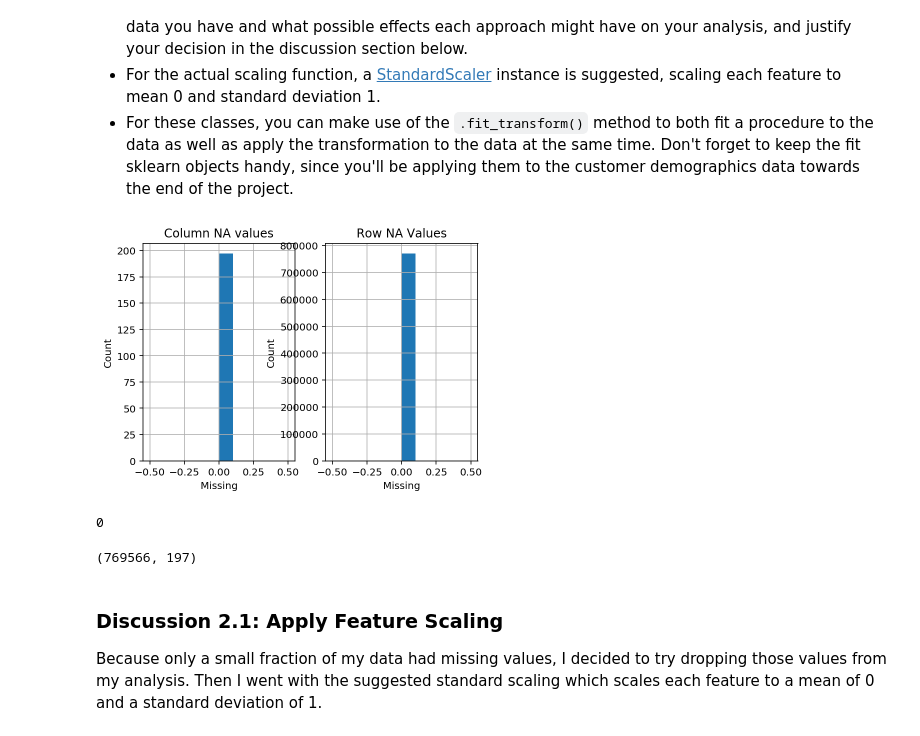
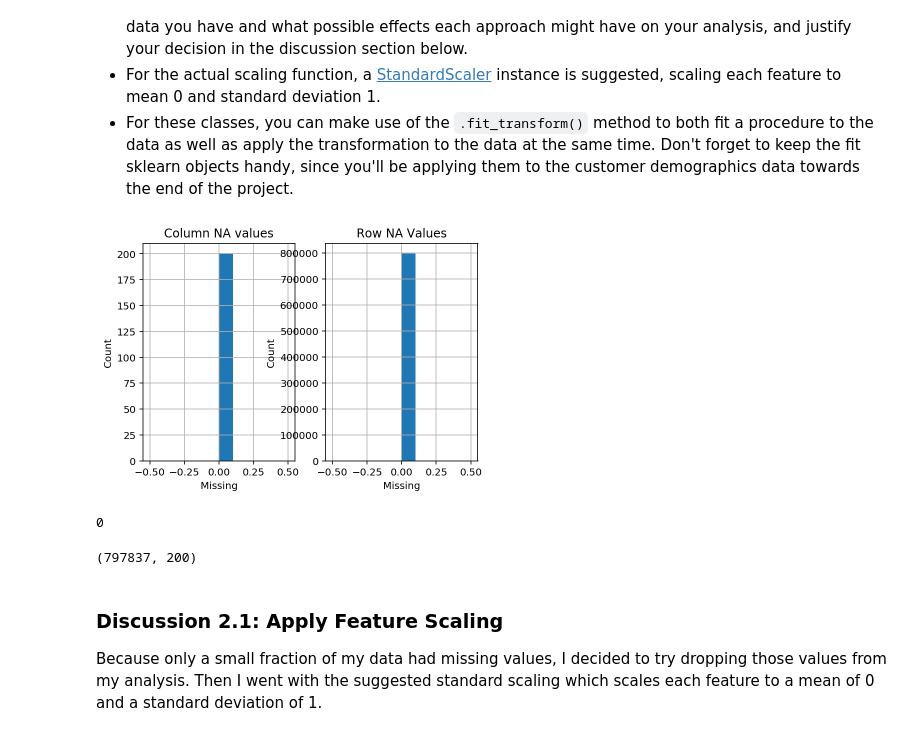
Before and after one commit to meisly/Identify_Customer_Segments, a Jupyter notebook: Identify_Customer_Segments.ipynb, the cells around one changed output. Saved outputs shown, nothing was run; the diff lists cells and outputs as text; code cells hidden in the pictures.

Commit message:
analyzed customer data using analysis pipeline created with whole population and identified clusters enriched in customer population and their key characteristics

```diff
--- a/Identify_Customer_Segments.ipynb
+++ b/Identify_Customer_Segments.ipynb
@@ -200,7 +200,7 @@ Text(0.5,0,'Missing Data')
 
 # print(prop_nan)
 
-to_remove = prop_nan.where(lambda x: x > 0.15).dropna()
+to_remove = prop_nan.where(lambda x: x > 0.2).dropna()
 print(to_remove)
 to_remove_cols = list(to_remove.index.values)
 print(to_remove_cols)
@@ -269,10 +267,10 @@ Text(0,0.5,'Count')
 # Write code to divide the data into two subsets based on the number of missing
 # values in each row.
 
-rows_to_remove = prop_nans_per_row.where(lambda x: x > 0.1).dropna()
+rows_to_remove = prop_nans_per_row.where(lambda x: x > 0.3).dropna()
 to_remove_rows = list(rows_to_remove.index.values)
 print('Number of rows to drop:', len(to_remove_rows))
-print('About {} percent of the rows are missing greater than 10% of the data'.format(len(to_remove_rows)/nan_az.shape[0]*100))
+print('About {} percent of the rows are missing greater than 30% of the data'.format(len(to_remove_rows)/nan_az.shape[0]*100))
 
 azdias_final = nan_az.drop(to_remove_rows)
 
@@ -661,8 +594,8 @@ Make sure that for any new columns that you have engineered, that you've exclude
 
 Even though you've finished cleaning up the general population demographics data, it's important to look ahead to the future and realize that you'll need to perform the same cleaning steps on the customer demographics data. In this substep, complete the function below to execute the main feature selection, encoding, and re-engineering steps you performed above. Then, when it comes to looking at the customer data in Step 3, you can just run this function on that DataFrame to get the trimmed dataset in a single step.
 # %%
-def drop_bad_rows(df, threshold=0.1):
-#     calculate NAN values per row and find rows missing more than threshold value. Default is 10% of the data
+def drop_bad_rows(df, threshold=0.3):
+#     calculate NAN values per row and find rows missing more than threshold value. Default is 30% of the data
     nans_per_row = df.isnull().sum(axis=1)
     prop_nans_per_row = nans_per_row/df.shape[1]
     rows_to_remove = prop_nans_per_row.where(lambda x: x > threshold).dropna()
@@ -688,7 +621,7 @@ def clean_data(df, rows=True):
     # remove selected columns and rows, ...
     clean_df = drop_cols(nan_df, to_remove_cols)
 
-    if rows:
+    if rows == True:
         clean_df = drop_bad_rows(clean_df)
     else:
         print('Unclean rows')
@@ -724,34 +657,34 @@ Before we apply dimensionality reduction techniques to the data, we need to perf
 # %%
 # If you've not yet cleaned the dataset of all NaN values, then investigate and
 # do that now.
 
 def final_clean_check(df):
 # impute using default values to replace ('Nan/np.nan') with mean values for each column
-    imputer = Imputer()
+    imputer = Imputer(axis=1)
 
-    df.replace('nan', np.nan, inplace=True)
-    df = pd.DataFrame(imputer.fit_transform(df), columns=df.keys())
+    checked = df.replace('nan', np.nan)
+    checked = pd.DataFrame(imputer.fit_transform(checked), columns=checked.keys())
 
-    na_columns = df.isnull().sum()/df.shape[0]
-    na_rows = df.isnull().sum(axis=1)/df.shape[1]
+    na_columns = checked.isnull().sum()/checked.shape[0]
+    na_rows = checked.isnull().sum(axis=1)/checked.shape[1]
 
     plt.subplot(121)
     plt.title('Column NA values')
     na_columns.hist()
     plt.xlabel('Missing')
     plt.ylabel('Count')
     plt.subplot(122)
     na_rows.hist()
     plt.xlabel('Missing')
     plt.ylabel('Count')
     plt.title('Row NA Values')
     plt.show()
 
-    return df
+    return checked
 # azf = final_clean_check(azdias_final)
 clean_az = final_clean_check(clean_az)
 # %% [output]
-[figure, old version]
+[figure, new version]
 # %%
 clean_az.isnull().sum().sum()
 # %% [output]
@@ -759,7 +692,7 @@ clean_az.isnull().sum().sum()
 # %%
 clean_az.shape
 # %% [output]
-(769566, 197)
+(797837, 200)
 # %%
 # Apply feature scaling to the general population demographics data.
 scaler = StandardScaler(with_mean=False, with_std=False).fit(clean_az)
```
Also changed, not shown: parts of 49 cells of this notebook, 3 other files.
